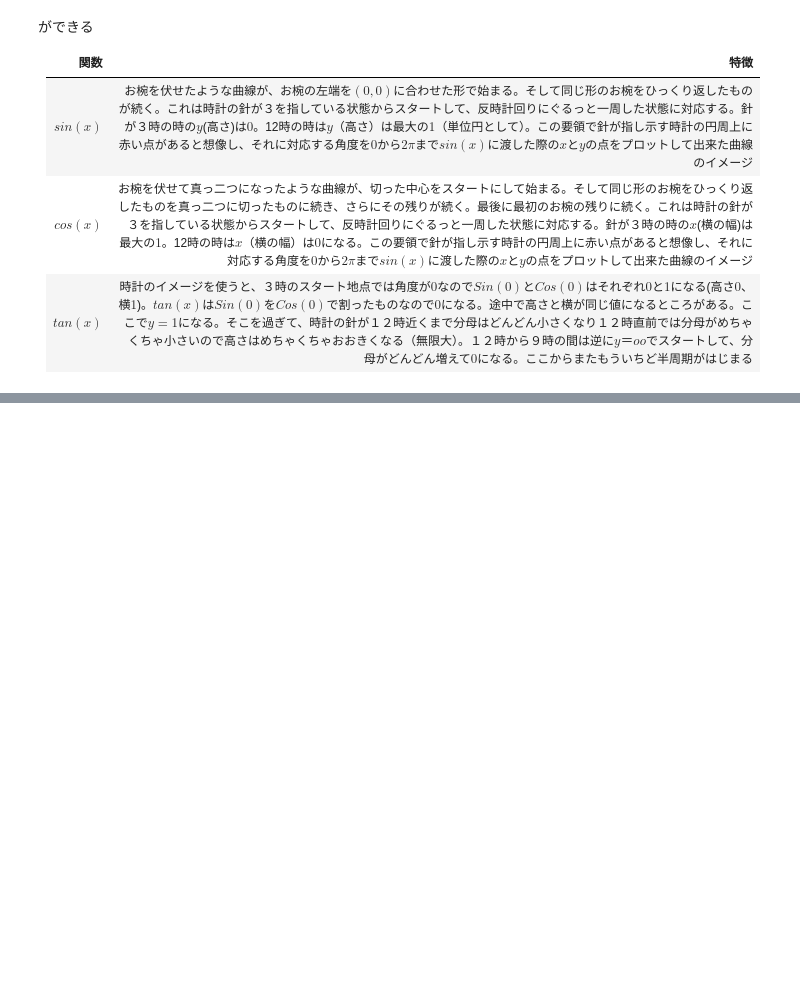
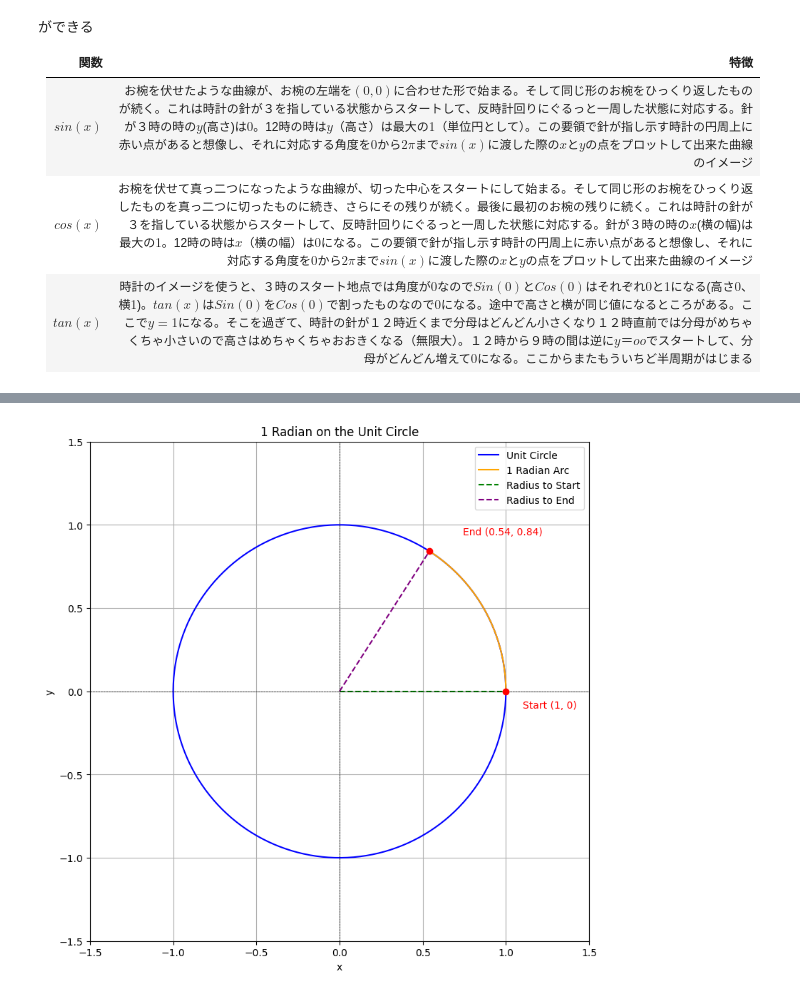
Before and after one commit to yoshiwatanabe/python-test, a Jupyter notebook: math/trigonometric_functions.ipynb, the cells around one changed output, grey strips where cells are left out. Saved outputs shown, nothing was run; the diff lists cells and outputs as text; code cells hidden in the pictures; blank space fills up the shorter version.

```diff
--- a/math/trigonometric_functions.ipynb
+++ b/math/trigonometric_functions.ipynb
@@ -103,0 +139,53 @@ plt.show()
+# %%
+# Re-importing libraries after reset
+import numpy as np
+import matplotlib.pyplot as plt
+
+# Define the circle and 1 radian arc
+theta = np.linspace(0, 2 * np.pi, 500)  # Full circle angles
+circle_x = np.cos(theta)
+circle_y = np.sin(theta)
+
+# Define 1 radian arc
+radian_angle = 1  # 1 radian
+arc_theta = np.linspace(0, radian_angle, 100)
+arc_x = np.cos(arc_theta)
+arc_y = np.sin(arc_theta)
+
+# Create the plot
+fig, ax = plt.subplots(figsize=(8, 8))
+
+# Draw the unit circle
+ax.plot(circle_x, circle_y, label="Unit Circle", color="blue")
+
+# Highlight the 1 radian arc
+ax.plot(arc_x, arc_y, color="orange", label="1 Radian Arc")
+ax.scatter([1, np.cos(radian_angle)], [0, np.sin(radian_angle)], color="red", zorder=5)
+ax.annotate("Start (1, 0)", xy=(1, 0), xytext=(1.1, -0.1), color="red")
+ax.annotate(f"End ({np.cos(radian_angle):.2f}, {np.sin(radian_angle):.2f})",
+            xy=(np.cos(radian_angle), np.sin(radian_angle)),
+            xytext=(np.cos(radian_angle) + 0.2, np.sin(radian_angle) + 0.1),
+            color="red")
+
+# Add lines for the radius
+ax.plot([0, 1], [0, 0], linestyle="--", color="green", label="Radius to Start")
+ax.plot([0, np.cos(radian_angle)], [0, np.sin(radian_angle)], linestyle="--", color="purple", label="Radius to End")
+
+# Set axis limits and aspect ratio
+ax.set_xlim(-1.5, 1.5)
+ax.set_ylim(-1.5, 1.5)
+ax.set_aspect('equal', adjustable='box')
+
+# Add grid, labels, and legend
+ax.axhline(0, color='black', linewidth=0.5, linestyle='--')
+ax.axvline(0, color='black', linewidth=0.5, linestyle='--')
+ax.grid(True)
+ax.legend()
+ax.set_title("1 Radian on the Unit Circle")
+ax.set_xlabel("x")
+ax.set_ylabel("y")
+
+# Show the plot
+plt.show()
+# %% [output]
+[figure, added]
```
Also changed, not shown: parts of 7 cells of this notebook.
